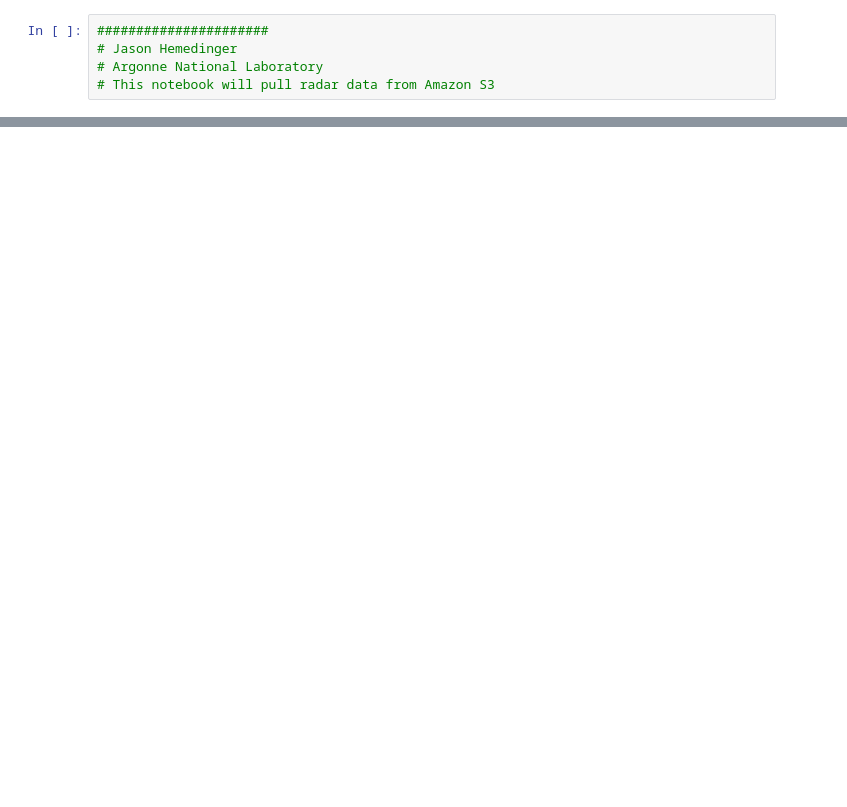
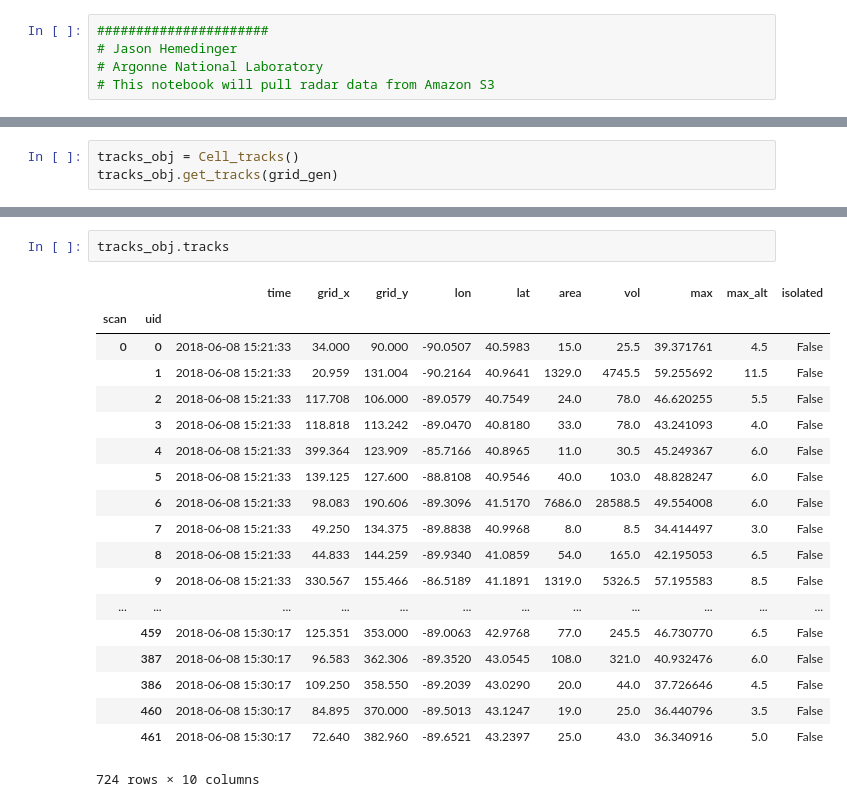
Before and after one commit to EVS-ATMOS/chicago-nowcast, a Jupyter notebook: notebooks/klot_radar_scans.ipynb, the cells around one changed output, grey strips where cells are left out. Drawn from its saved outputs; the diff is of its cells as text; blank space fills up the shorter version.

```diff
--- a/notebooks/klot_radar_scans.ipynb
+++ b/notebooks/klot_radar_scans.ipynb
@@ -84,0 +137,3 @@ plt.close()
+# %%
+tracks_obj = Cell_tracks()
+tracks_obj.get_tracks(grid_gen)
@@ -84,0 +154,22 @@ plt.close()
+# %%
+tracks_obj.tracks
+# %% [output]
+|  |  | time | grid_x | grid_y | lon | lat | area | vol | max | max_alt | isolated |
+| scan | uid |  |  |  |  |  |  |  |  |  |  |
+| 0 | 0 | 2018-06-08 15:21:33 | 34.000 | 90.000 | -90.0507 | 40.5983 | 15.0 | 25.5 | 39.371761 | 4.5 | False |
+|  | 1 | 2018-06-08 15:21:33 | 20.959 | 131.004 | -90.2164 | 40.9641 | 1329.0 | 4745.5 | 59.255692 | 11.5 | False |
+|  | 2 | 2018-06-08 15:21:33 | 117.708 | 106.000 | -89.0579 | 40.7549 | 24.0 | 78.0 | 46.620255 | 5.5 | False |
+|  | 3 | 2018-06-08 15:21:33 | 118.818 | 113.242 | -89.0470 | 40.8180 | 33.0 | 78.0 | 43.241093 | 4.0 | False |
+|  | 4 | 2018-06-08 15:21:33 | 399.364 | 123.909 | -85.7166 | 40.8965 | 11.0 | 30.5 | 45.249367 | 6.0 | False |
+|  | 5 | 2018-06-08 15:21:33 | 139.125 | 127.600 | -88.8108 | 40.9546 | 40.0 | 103.0 | 48.828247 | 6.0 | False |
+|  | 6 | 2018-06-08 15:21:33 | 98.083 | 190.606 | -89.3096 | 41.5170 | 7686.0 | 28588.5 | 49.554008 | 6.0 | False |
+|  | 7 | 2018-06-08 15:21:33 | 49.250 | 134.375 | -89.8838 | 40.9968 | 8.0 | 8.5 | 34.414497 | 3.0 | False |
+|  | 8 | 2018-06-08 15:21:33 | 44.833 | 144.259 | -89.9340 | 41.0859 | 54.0 | 165.0 | 42.195053 | 6.5 | False |
+|  | 9 | 2018-06-08 15:21:33 | 330.567 | 155.466 | -86.5189 | 41.1891 | 1319.0 | 5326.5 | 57.195583 | 8.5 | False |
+| ... | ... | ... | ... | ... | ... | ... | ... | ... | ... | ... | ... |
+|  | 459 | 2018-06-08 15:30:17 | 125.351 | 353.000 | -89.0063 | 42.9768 | 77.0 | 245.5 | 46.730770 | 6.5 | False |
+|  | 387 | 2018-06-08 15:30:17 | 96.583 | 362.306 | -89.3520 | 43.0545 | 108.0 | 321.0 | 40.932476 | 6.0 | False |
+|  | 386 | 2018-06-08 15:30:17 | 109.250 | 358.550 | -89.2039 | 43.0290 | 20.0 | 44.0 | 37.726646 | 4.5 | False |
+|  | 460 | 2018-06-08 15:30:17 | 84.895 | 370.000 | -89.5013 | 43.1247 | 19.0 | 25.0 | 36.440796 | 3.5 | False |
+|  | 461 | 2018-06-08 15:30:17 | 72.640 | 382.960 | -89.6521 | 43.2397 | 25.0 | 43.0 | 36.340916 | 5.0 | False |
+724 rows × 10 columns
```
Also changed, not shown: parts of 13 cells of this notebook.
